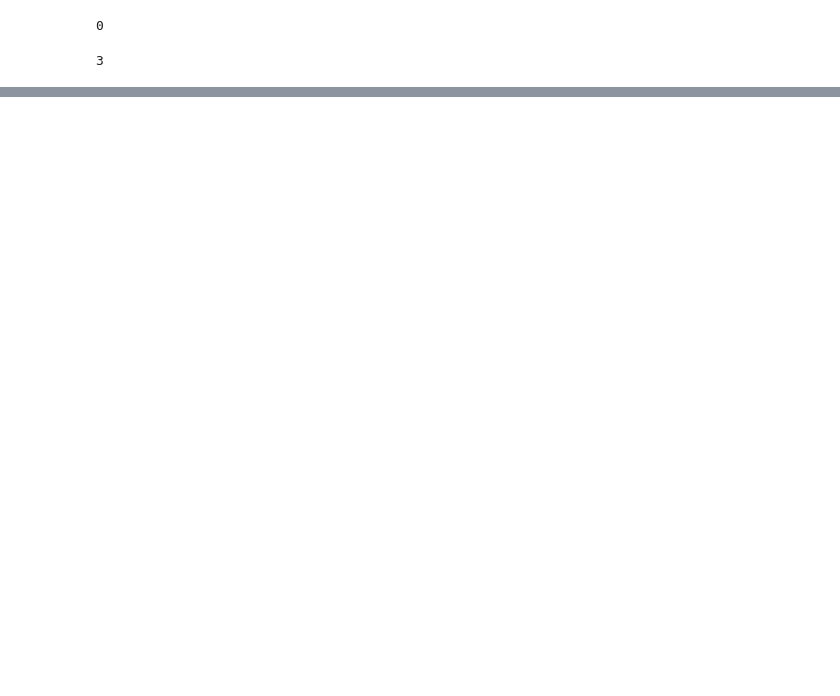
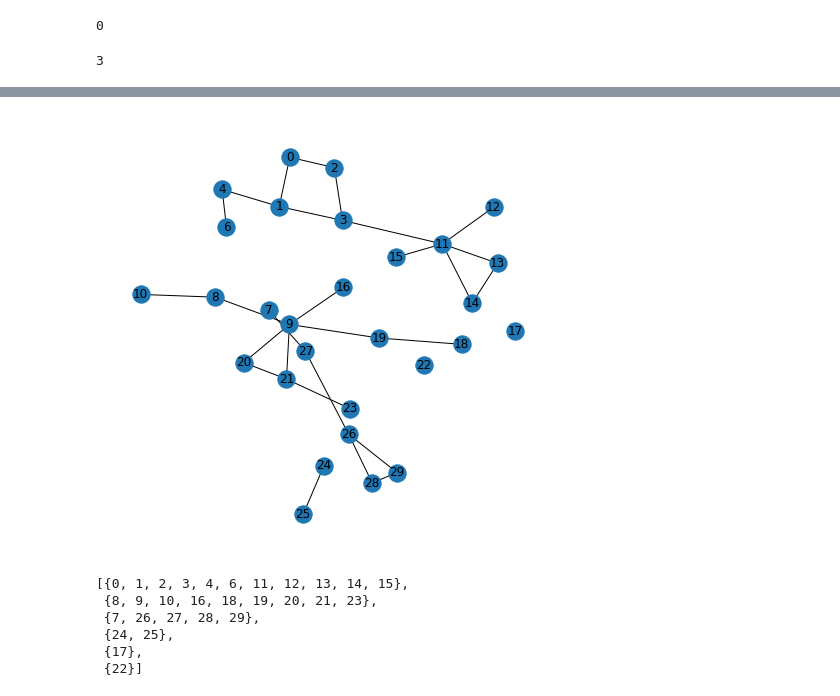
Before and after one commit to RedBatProject/Thesis---a-two-layer-power-network, a Jupyter notebook: intro_with_pandapower.ipynb, the cells around one changed output, grey strips where cells are left out. Drawn from its saved outputs; the diff is of its cells as text; code cells hidden in the pictures; blank space fills up the shorter version.

```diff
--- a/intro_with_pandapower.ipynb
+++ b/intro_with_pandapower.ipynb
@@ -139,0 +250,27 @@ X[64]
+# %%
+lost = []                                       # list of edges that
+for i in range(len(linka)):                     # must be removed
+    lost.append(line["line"][linka].iloc[i])
+lost
+#-------------------------------------------------------------------------------
+g = nx.Graph()                          # use matplotlib visual
+g.add_edges_from(edges)
+original_nodes = g.nodes()
+pos = nx.spring_layout(g, seed=3068)    # Seed layout for reproducibility)
+g.remove_nodes_from(h)
+g.remove_edges_from(lost)
+plt.figure(figsize=(6,6))
+nx.draw(g,pos=pos,with_labels=True)
+plt.show()
+# %% [output]
+[figure, added]
+# %%
+sorted(nx.connected_components(g), key=len, reverse=True)
+#! check if ext_bus is in there else go next
+# %% [output]
+[{0, 1, 2, 3, 4, 6, 11, 12, 13, 14, 15},
+ {8, 9, 10, 16, 18, 19, 20, 21, 23},
+ {7, 26, 27, 28, 29},
+ {24, 25},
+ {17},
+ {22}]
```
Also changed, not shown: parts of 68 cells of this notebook.
